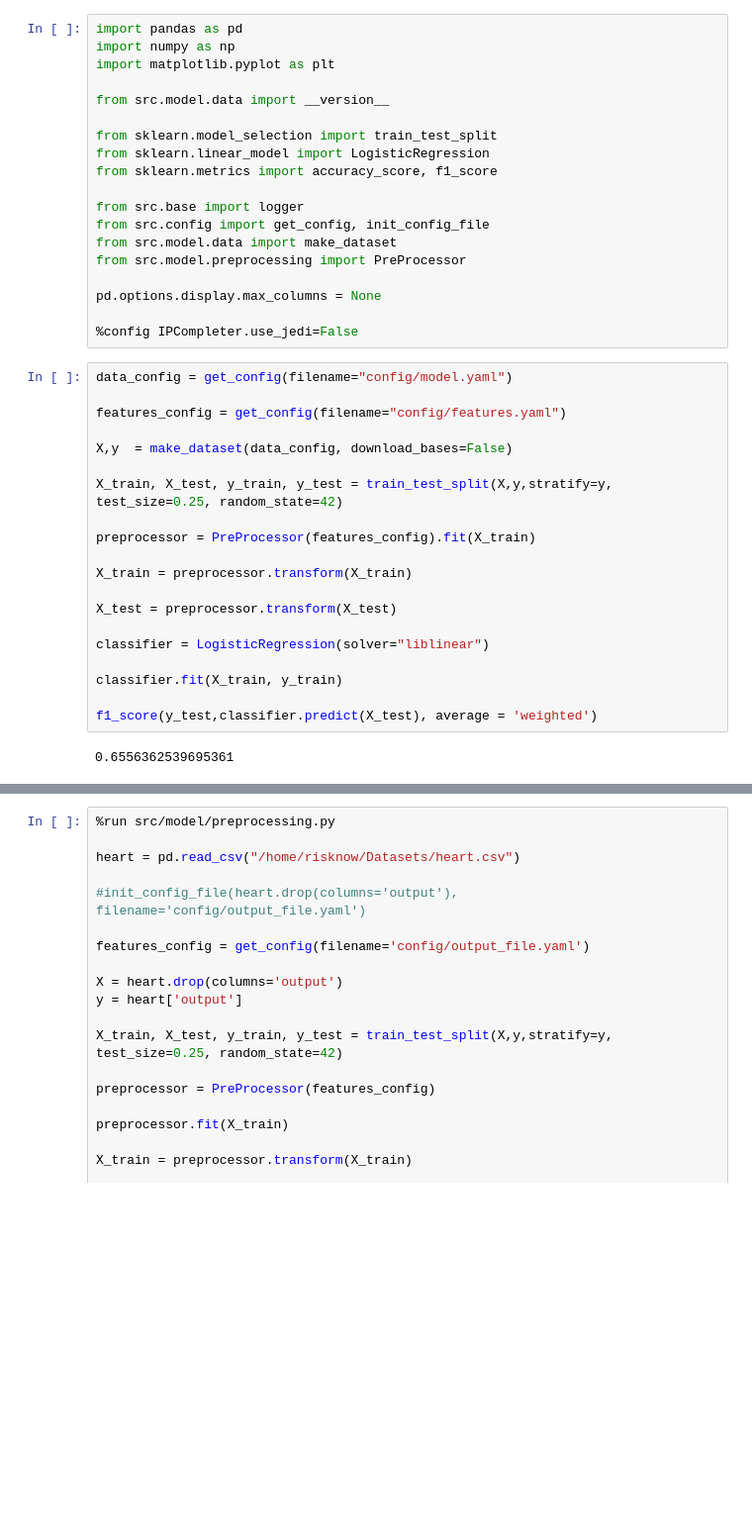
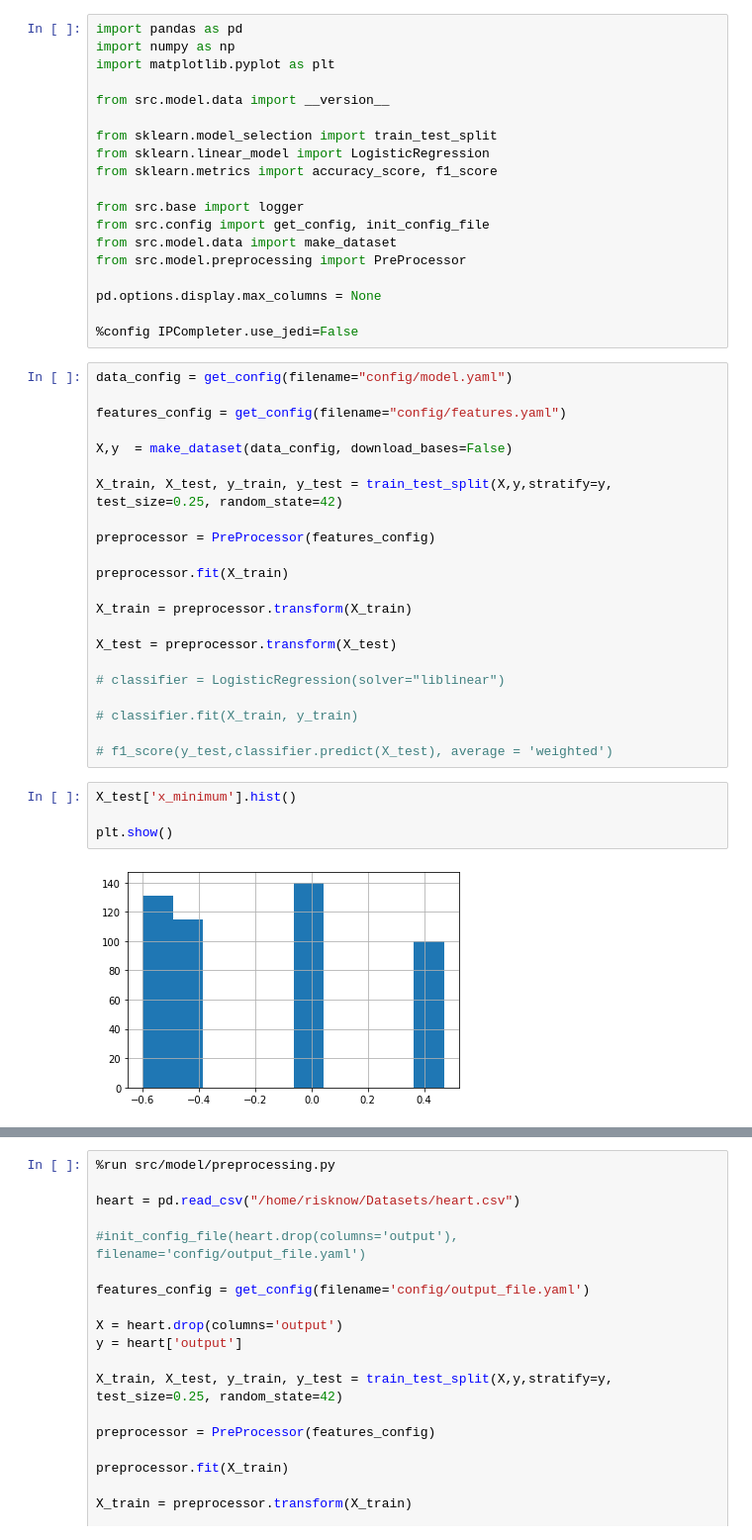
Before and after one commit to emdemor/ml-template, a Jupyter notebook: main.ipynb, the cells around one changed output, grey strips where cells are left out. Shown: that part at 99% size. Cells and saved outputs as stored; diff of their text form; blank space fills up the shorter version.

```diff
--- a/main.ipynb
+++ b/main.ipynb
@@ -26,16 +26,22 @@ X,y  = make_dataset(data_config, download_bases=False)
 
 X_train, X_test, y_train, y_test = train_test_split(X,y,stratify=y, test_size=0.25, random_state=42)
 
-preprocessor = PreProcessor(features_config).fit(X_train)
+preprocessor = PreProcessor(features_config)
+
+preprocessor.fit(X_train)
 
 X_train = preprocessor.transform(X_train)
 
 X_test = preprocessor.transform(X_test)
 
-classifier = LogisticRegression(solver="liblinear")
+# classifier = LogisticRegression(solver="liblinear")
 
-classifier.fit(X_train, y_train)
+# classifier.fit(X_train, y_train)
 
-f1_score(y_test,classifier.predict(X_test), average = 'weighted')
+# f1_score(y_test,classifier.predict(X_test), average = 'weighted')
-# %% [output]
-0.6556362539695361
+# %%
+X_test['x_minimum'].hist()
+
+plt.show()
+# %% [output]
+[figure, added]
```
Also changed, not shown: parts of 14 cells of this notebook, 2 other files.
